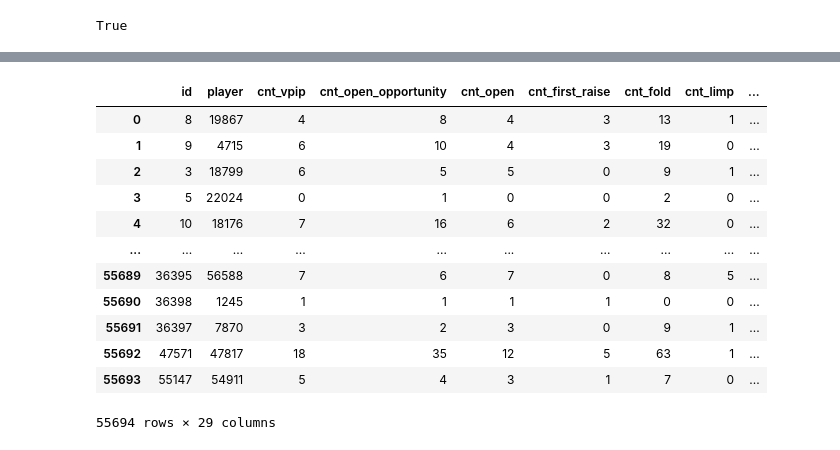
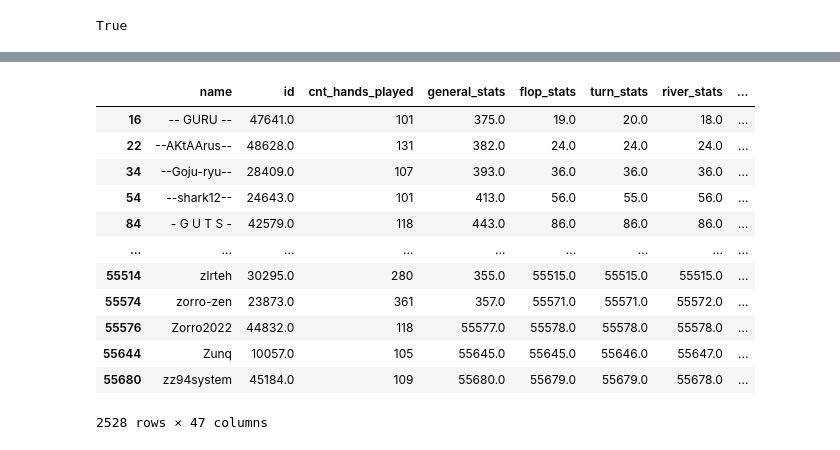
Before and after one commit to Manggy94/PokerDataAnalytics, a Jupyter notebook: notebooks/explore_players_stats.ipynb, the cells around one changed output, grey strips where cells are left out. Drawn from its saved outputs; the diff is of its cells as text; code cells hidden in the pictures.

Commit message:
Integrating player stats pipeline w/ general and preflop stats

```diff
--- a/notebooks/explore_players_stats.ipynb
+++ b/notebooks/explore_players_stats.ipynb
@@ -23,0 +25,3 @@ player_stats.head()
+# %%
+player_general_stats = data_loader.load_general_player_stats()
+player_general_stats.shape
@@ -39,16 +99,16 @@ preflop_player_stats.head()
 # %%
-data_loader.load_raw_preflop_player_stats()
+preflop_player_stats[preflop_player_stats.cnt_hands_played > 100]
 # %% [output]
-|  | id | player | cnt_vpip | cnt_open_opportunity | cnt_open | cnt_first_raise | cnt_fold | cnt_limp | ... |
-| 0 | 8 | 19867 | 4 | 8 | 4 | 3 | 13 | 1 | ... |
-| 1 | 9 | 4715 | 6 | 10 | 4 | 3 | 19 | 0 | ... |
-| 2 | 3 | 18799 | 6 | 5 | 5 | 0 | 9 | 1 | ... |
-| 3 | 5 | 22024 | 0 | 1 | 0 | 0 | 2 | 0 | ... |
-| 4 | 10 | 18176 | 7 | 16 | 6 | 2 | 32 | 0 | ... |
-| ... | ... | ... | ... | ... | ... | ... | ... | ... | ... |
-| 55689 | 36395 | 56588 | 7 | 6 | 7 | 0 | 8 | 5 | ... |
-| 55690 | 36398 | 1245 | 1 | 1 | 1 | 1 | 0 | 0 | ... |
-| 55691 | 36397 | 7870 | 3 | 2 | 3 | 0 | 9 | 1 | ... |
-| 55692 | 47571 | 47817 | 18 | 35 | 12 | 5 | 63 | 1 | ... |
-| 55693 | 55147 | 54911 | 5 | 4 | 3 | 1 | 7 | 0 | ... |
+|  | name | id | cnt_hands_played | general_stats | flop_stats | turn_stats | river_stats | ... |
+| 16 | -- GURU -- | 47641.0 | 101 | 375.0 | 19.0 | 20.0 | 18.0 | ... |
+| 22 | --AKtAArus-- | 48628.0 | 131 | 382.0 | 24.0 | 24.0 | 24.0 | ... |
+| 34 | --Goju-ryu-- | 28409.0 | 107 | 393.0 | 36.0 | 36.0 | 36.0 | ... |
+| 54 | --shark12-- | 24643.0 | 101 | 413.0 | 56.0 | 55.0 | 56.0 | ... |
+| 84 | - G U T S - | 42579.0 | 118 | 443.0 | 86.0 | 86.0 | 86.0 | ... |
+| ... | ... | ... | ... | ... | ... | ... | ... | ... |
+| 55514 | zlrteh | 30295.0 | 280 | 355.0 | 55515.0 | 55515.0 | 55515.0 | ... |
+| 55574 | zorro-zen | 23873.0 | 361 | 357.0 | 55571.0 | 55571.0 | 55572.0 | ... |
+| 55576 | Zorro2022 | 44832.0 | 118 | 55577.0 | 55578.0 | 55578.0 | 55578.0 | ... |
+| 55644 | Zunq | 10057.0 | 105 | 55645.0 | 55645.0 | 55646.0 | 55647.0 | ... |
+| 55680 | zz94system | 45184.0 | 109 | 55680.0 | 55679.0 | 55679.0 | 55678.0 | ... |
-55694 rows × 29 columns
+2528 rows × 47 columns
```
Also changed, not shown: parts of 8 cells of this notebook, 8 other files.
